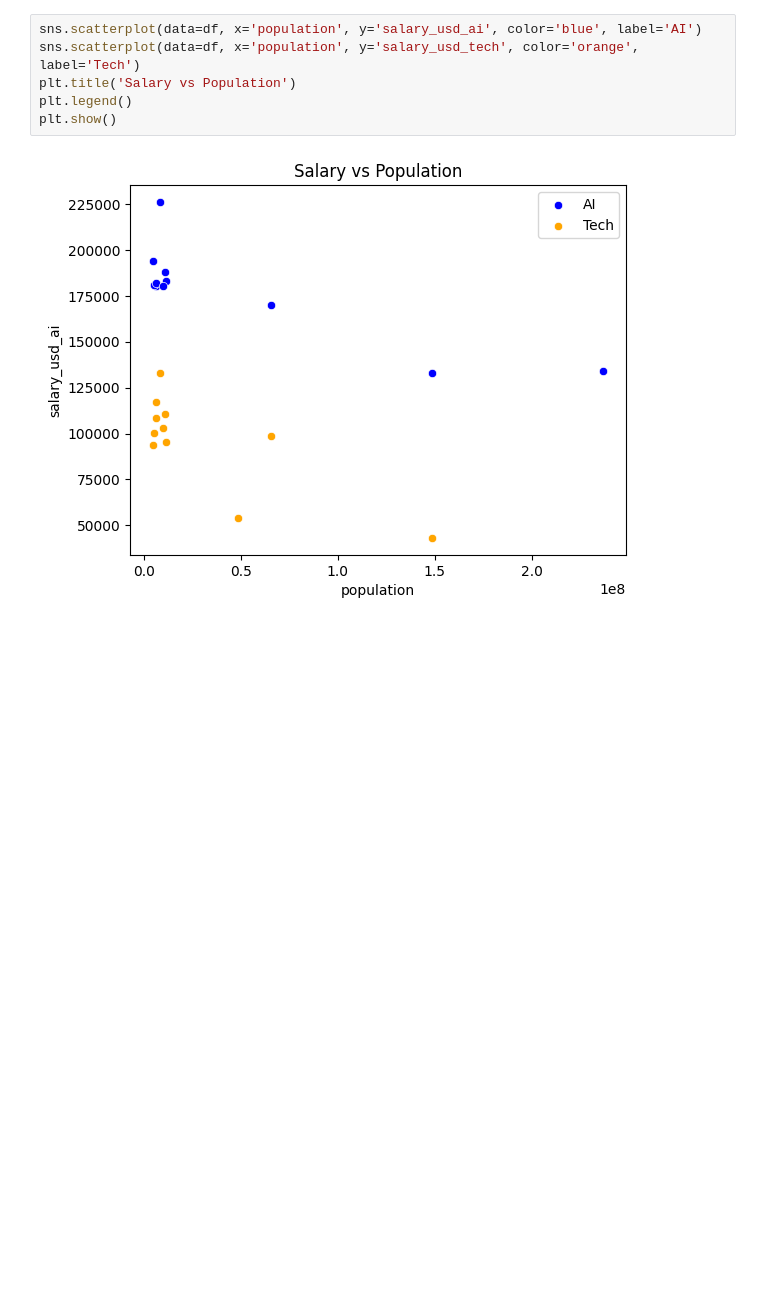
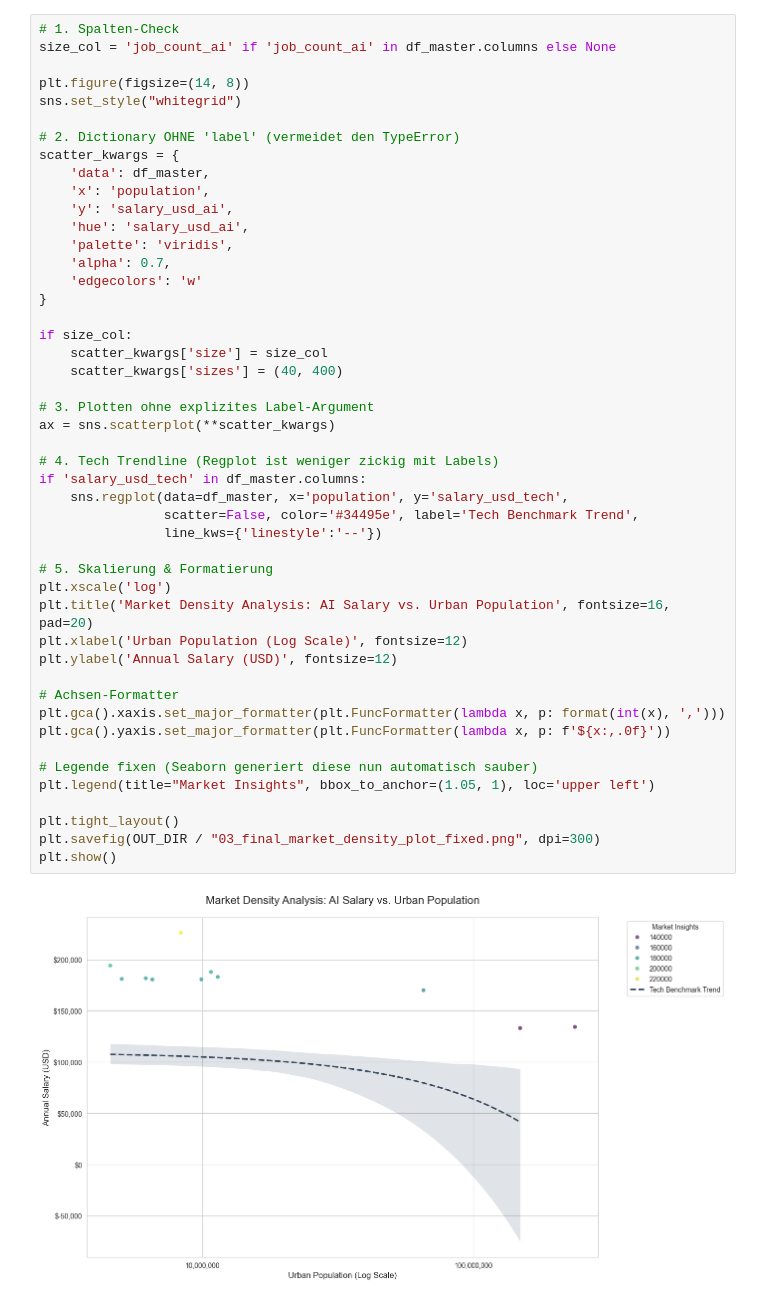
Before and after one commit to CypherTyphoon/Portfolio_Insights, a Jupyter notebook: 03_AI_Jobs_Cities.ipynb, the cells around one changed output. Drawn from its saved outputs; the diff is of its cells as text; blank space fills up the shorter version.

```diff
--- a/03_AI_Jobs_Cities.ipynb
+++ b/03_AI_Jobs_Cities.ipynb
@@ -231,9 +531,50 @@ plt.show()
 # %%
-sns.scatterplot(data=df, x='population', y='salary_usd_ai', color='blue', label='AI')
-sns.scatterplot(data=df, x='population', y='salary_usd_tech', color='orange', label='Tech')
-plt.title('Salary vs Population')
-plt.legend()
+# 1. Spalten-Check
+size_col = 'job_count_ai' if 'job_count_ai' in df_master.columns else None
+
+plt.figure(figsize=(14, 8))
+sns.set_style("whitegrid")
+
+# 2. Dictionary OHNE 'label' (vermeidet den TypeError)
+scatter_kwargs = {
+    'data': df_master,
+    'x': 'population',
+    'y': 'salary_usd_ai',
+    'hue': 'salary_usd_ai',
+    'palette': 'viridis',
+    'alpha': 0.7,
+    'edgecolors': 'w'
+}
+
+if size_col:
+    scatter_kwargs['size'] = size_col
+    scatter_kwargs['sizes'] = (40, 400)
+
+# 3. Plotten ohne explizites Label-Argument
+ax = sns.scatterplot(**scatter_kwargs)
+
+# 4. Tech Trendline (Regplot ist weniger zickig mit Labels)
+if 'salary_usd_tech' in df_master.columns:
+    sns.regplot(data=df_master, x='population', y='salary_usd_tech',
+                scatter=False, color='#34495e', label='Tech Benchmark Trend',
+                line_kws={'linestyle':'--'})
+
+# 5. Skalierung & Formatierung
+plt.xscale('log')
+plt.title('Market Density Analysis: AI Salary vs. Urban Population', fontsize=16, pad=20)
+plt.xlabel('Urban Population (Log Scale)', fontsize=12)
+plt.ylabel('Annual Salary (USD)', fontsize=12)
+
+# Achsen-Formatter
+plt.gca().xaxis.set_major_formatter(plt.FuncFormatter(lambda x, p: format(int(x), ',')))
+plt.gca().yaxis.set_major_formatter(plt.FuncFormatter(lambda x, p: f'${x:,.0f}'))
+
+# Legende fixen (Seaborn generiert diese nun automatisch sauber)
+plt.legend(title="Market Insights", bbox_to_anchor=(1.05, 1), loc='upper left')
+
+plt.tight_layout()
+plt.savefig(OUT_DIR / "03_final_market_density_plot_fixed.png", dpi=300)
 plt.show()
 # %% [output]
-[figure, old version]
+[figure, new version]
 # %%
```
Also changed, not shown: parts of 26 cells of this notebook, 24 other files.
